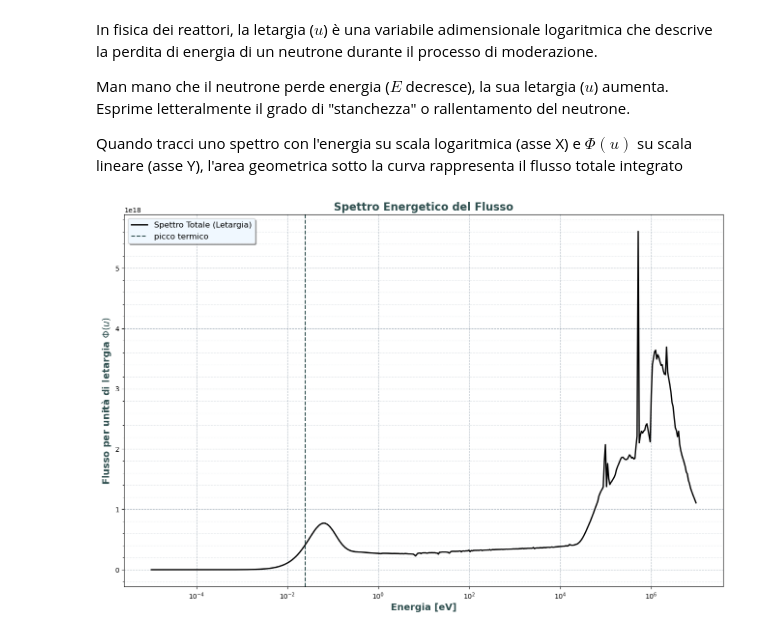
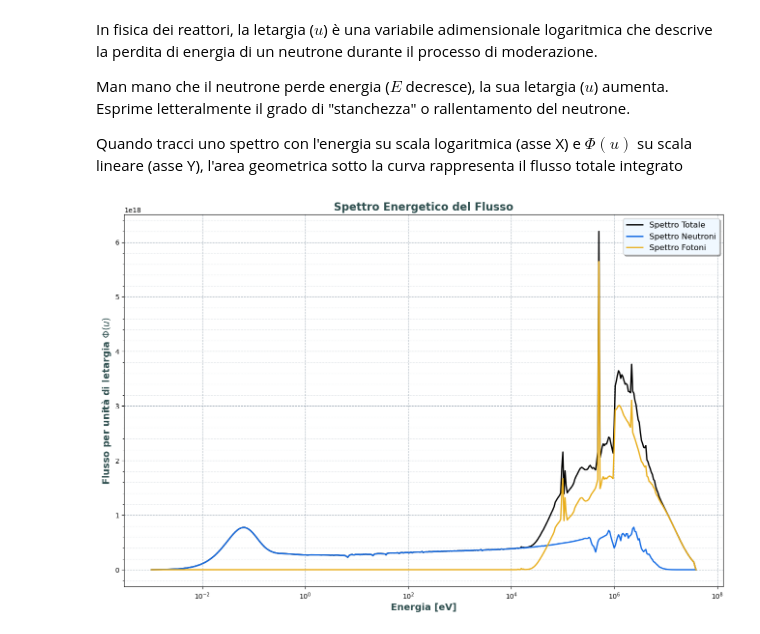
Before and after one commit to oblivion0218/Tesi-Magistrale, a Jupyter notebook: Open MC/reattore_3_sincro/fixed/tallyes.ipynb, the cells around one changed output. Cells and saved outputs as stored; diff of their text form; code cells hidden in the pictures.

```diff
--- a/Open MC/reattore_3_sincro/fixed/tallyes.ipynb
+++ b/Open MC/reattore_3_sincro/fixed/tallyes.ipynb
@@ -560,36 +560,58 @@ Man mano che il neutrone perde energia ($E$ decresce), la sua letargia ($u$) aum
 
 Quando tracci uno spettro con l'energia su scala logaritmica (asse X) e $\Phi(u)$ su scala lineare (asse Y), l'area geometrica sotto la curva rappresenta il flusso totale integrato
 # %%
-# B. Spettro Energetico (Letargia - Conservazione Aree)
 tally_spec_res = sp.get_tally(name='spettro_energetico')
-flux_spectrum = tally_spec_res.get_values(scores=['flux'], value='mean').flatten()
+
+# Estrazione sicura filtrando nativamente tramite get_values()
+# La shape estratta sarà esattamente (500, 1) per ogni particella, facilmente appiattibile a (500,)
+flux_n = tally_spec_res.get_values(
+    scores=['flux'],
+    filters=[openmc.ParticleFilter],
+    filter_bins=[('neutron',)],
+    value='mean'
+).flatten()
+
+flux_p = tally_spec_res.get_values(
+    scores=['flux'],
+    filters=[openmc.ParticleFilter],
+    filter_bins=[('photon',)],
+    value='mean'
+).flatten()
+
+# Flusso totale
+flux_tot = flux_n + flux_p
 
 # Asse energetico
-energy_bins = np.logspace(-5, 7, 501)
-# Media geometrica preferibile per i centri dei bin in scala log
+energy_bins = np.logspace(-3, 7.6, 501)
 energy_mid = np.sqrt(energy_bins[1:] * energy_bins[:-1])
 
-# Calcolo Flusso per unità di letargia: Phi(u) = Phi / ln(E_i+1 / E_i)
+# Calcolo Flusso per unità di letargia: \Phi(u) = \Phi / \ln(E_{i+1} / E_i)
 lethargy_widths = np.log(energy_bins[1:] / energy_bins[:-1])
-flux_per_lethargy = (flux_spectrum * S) / lethargy_widths
+
+# Assumendo che 'S' sia il fattore di normalizzazione della sorgente definito precedentemente
+flux_per_lethargy_tot = (flux_tot * S) / lethargy_widths
+flux_per_lethargy_n = (flux_n * S) / lethargy_widths
+flux_per_lethargy_p = (flux_p * S) / lethargy_widths
 
 plt.figure(figsize=(16, 10))
 
-# NOTA: Per conservare le aree visive con la letargia, si usa asse X logaritmico e asse Y lineare
-plt.semilogx(energy_mid, flux_per_lethargy, color='#000000', linewidth=2, label='Spettro Totale (Letargia)')
+# Plot
+plt.semilogx(energy_mid, flux_per_lethargy_tot, color='#000000', linewidth=2, label='Spettro Totale')
+plt.semilogx(energy_mid, flux_per_lethargy_n, color="#146BE4", linewidth=2, label='Spettro Neutroni')
+plt.semilogx(energy_mid, flux_per_lethargy_p, color="#E9AE1B", linewidth=2, label='Spettro Fotoni')
 
 plt.title('Spettro Energetico del Flusso', fontsize=16, fontweight='bold', color='#2F4F4F')
 plt.xlabel('Energia [eV]', fontsize=14, fontweight='bold', color='#2F4F4F')
 plt.ylabel(r'Flusso per unità di letargia $\Phi(u)$', fontsize=14, fontweight='bold', color='#2F4F4F')
-plt.axvline(x=0.025, color='#2F4F4F', linestyle='--', label='picco termico')
-plt.legend(loc='best', frameon=True, shadow=True, fontsize=12, facecolor='#F0F8FF')
+
+plt.legend(loc='upper right', frameon=True, shadow=True, fontsize=12, facecolor='#F0F8FF')
 plt.minorticks_on()
 plt.grid(which='major', linestyle='--', alpha=0.6, color='#778899')
 plt.grid(which='minor', linestyle=':', alpha=0.3, color='#778899')
 
 plt.show()
 # %% [output]
-[figure, old version]
+[figure, new version]
 # %%
 # FORMULA DEI 4 FATTORI DA SLIDE PROF
 
```
Also changed, not shown: parts of 8 cells of this notebook, 8 other files.
